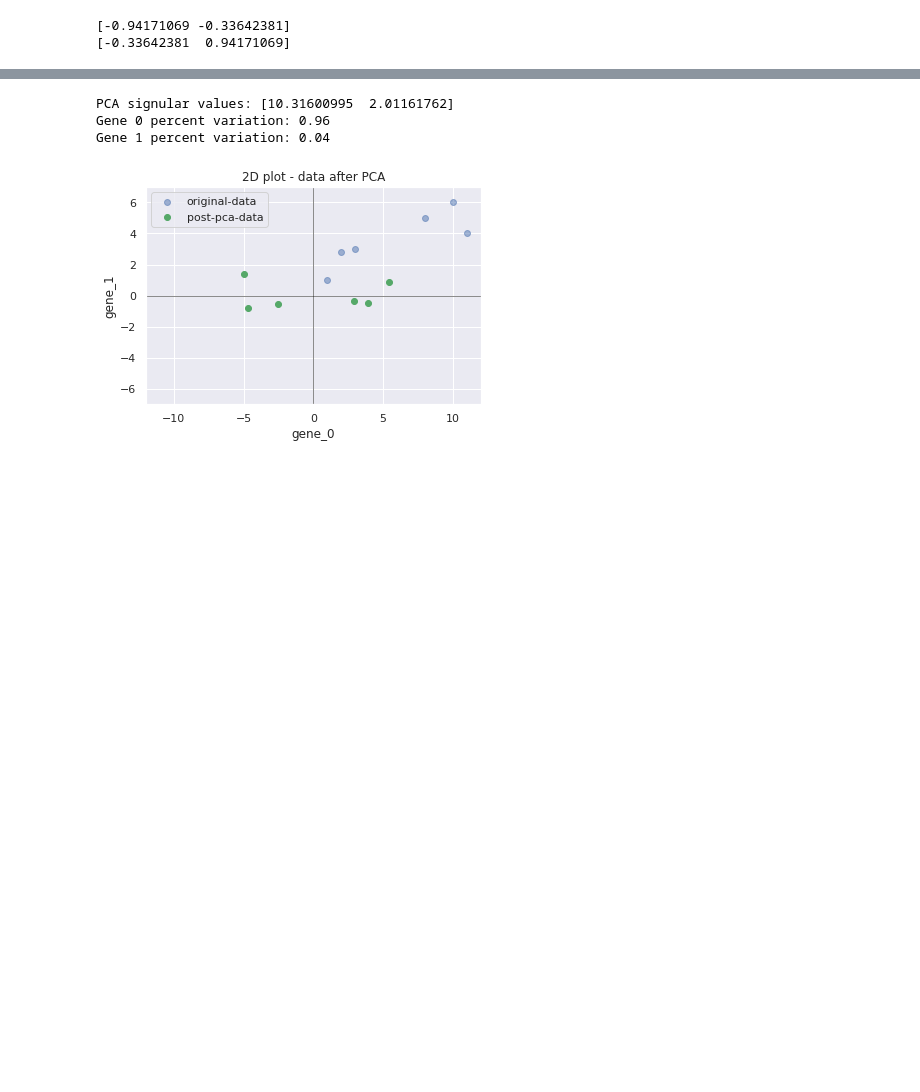
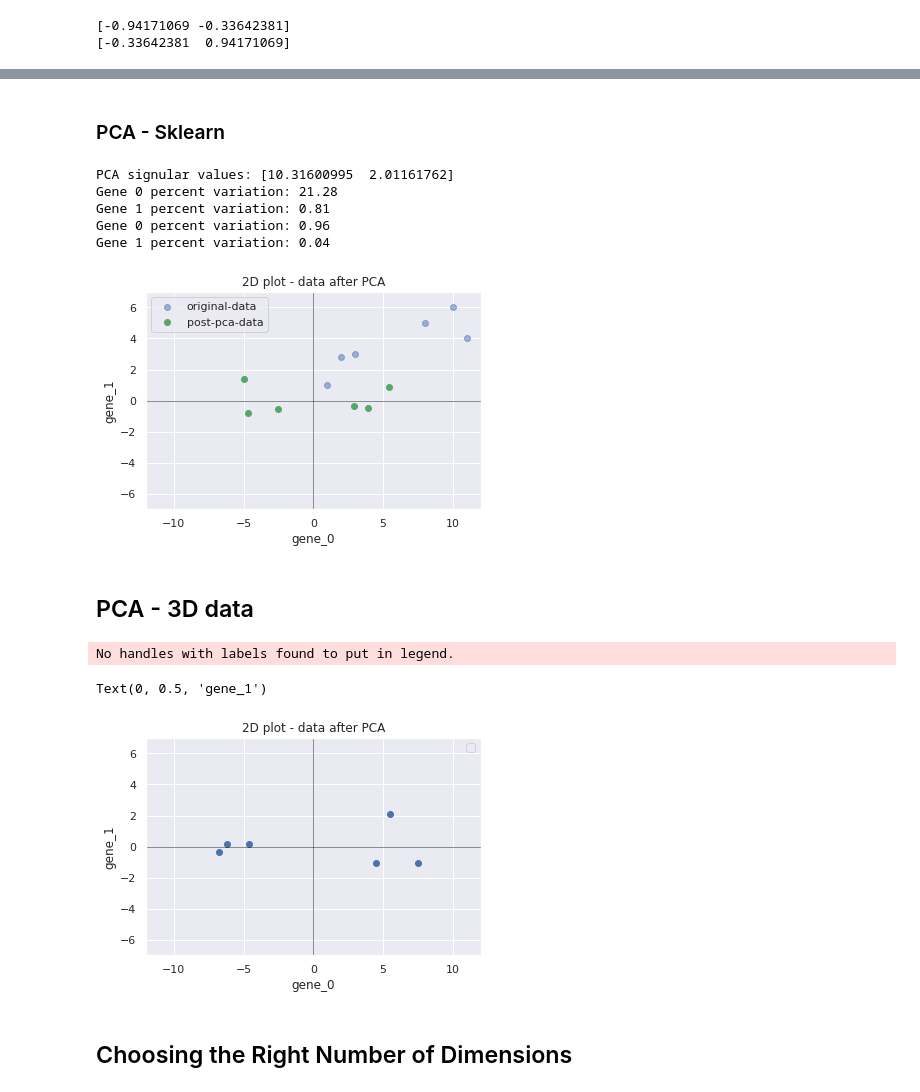
Before and after one commit to mzignis/hands_on_machine_learning, a Jupyter notebook: dimensionality_reduction/pca.ipynb, the cells around one changed output, grey strips where cells are left out. Cells and saved outputs as stored; diff of their text form; code cells hidden in the pictures; blank space fills up the shorter version.

```diff
--- a/dimensionality_reduction/pca.ipynb
+++ b/dimensionality_reduction/pca.ipynb
@@ -73,6 +79,8 @@ PCA signular values: [10.31600994638049 2.0116176209323418]
 Gene 0 percent variation: 0.96
 Gene 1 percent variation: 0.04
 [figure]
+# %% [markdown]
+### PCA - Sklearn
 # %%
 from sklearn.decomposition import PCA
 
@@ -92,10 +100,36 @@ plt.xlabel('gene_0')
 plt.ylabel('gene_1')
 
 print('PCA signular values:',pca.singular_values_)
+print(f'Gene 0 percent variation: {pca.explained_variance_[0]:.2f}')
+print(f'Gene 1 percent variation: {pca.explained_variance_[1]:.2f}')
 print(f'Gene 0 percent variation: {pca.explained_variance_ratio_[0]:.2f}')
 print(f'Gene 1 percent variation: {pca.explained_variance_ratio_[1]:.2f}')
 # %% [output]
 PCA signular values: [10.31600995  2.01161762]
+Gene 0 percent variation: 21.28
+Gene 1 percent variation: 0.81
 Gene 0 percent variation: 0.96
 Gene 1 percent variation: 0.04
 [figure]
+# %% [markdown]
+## PCA - 3D data
+# %%
+X = np.c_[gene_0, gene_1, gene_2]
+pca = PCA(n_components=2)
+X2D = pca.fit_transform(X)
+
+plt.scatter(X2D[:, 0], X2D[:, 1])
+plt.axhline(0, c='k', lw=0.5)
+plt.axvline(0, c='k', lw=0.5)
+plt.title('2D plot - data after PCA')
+plt.legend()
+plt.xlim(-12, 12)
+plt.ylim(-7, 7)
+plt.xlabel('gene_0')
+plt.ylabel('gene_1')
+# %% [output]
+No handles with labels found to put in legend.
+Text(0, 0.5, 'gene_1')
+[figure, added]
+# %% [markdown]
+## Choosing the Right Number of Dimensions
```
Also changed, not shown: parts of 16 cells of this notebook.
